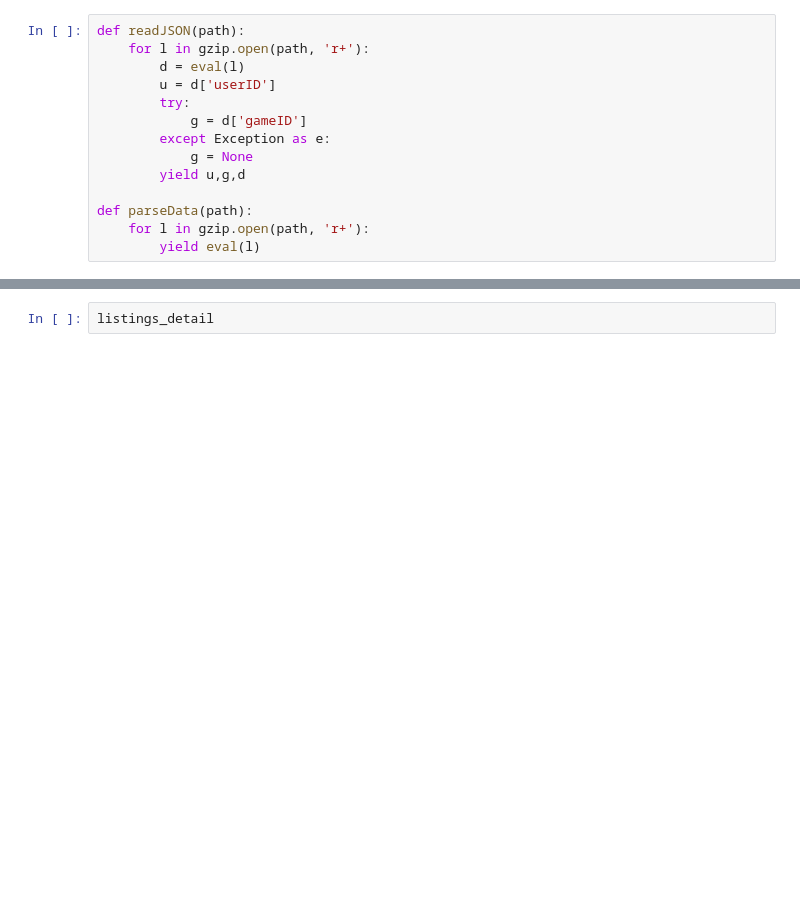
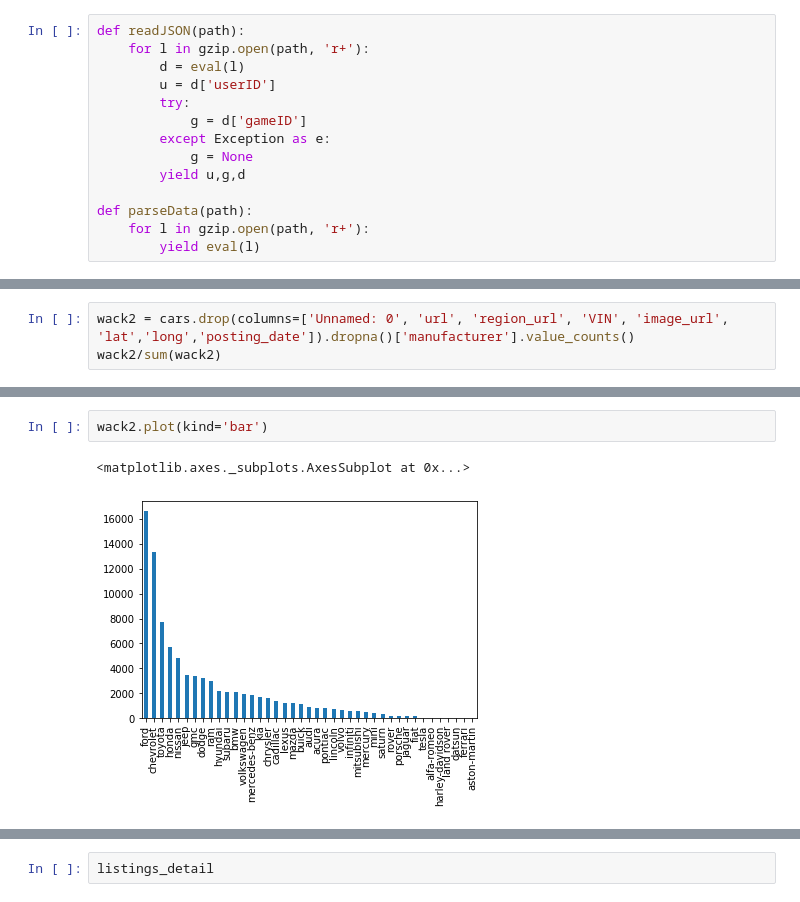
Before and after one commit to ajf01/cse158-assignment2, a Jupyter notebook: CSE158 Assignment 2.ipynb, the cells around one changed output, grey strips where cells are left out. Drawn from its saved outputs; the diff is of its cells as text; blank space fills up the shorter version.

```diff
--- a/CSE158 Assignment 2.ipynb
+++ b/CSE158 Assignment 2.ipynb
@@ -34,0 +106,3 @@ def parseData(path):
+# %%
+wack2 = cars.drop(columns=['Unnamed: 0', 'url', 'region_url', 'VIN', 'image_url', 'lat','long','posting_date']).dropna()['manufacturer'].value_counts()
+wack2/sum(wack2)
@@ -34,0 +132,5 @@ def parseData(path):
+# %%
+wack2.plot(kind='bar')
+# %% [output]
+<matplotlib.axes._subplots.AxesSubplot at 0x...>
+[figure, added]
```
Also changed, not shown: parts of 63 cells of this notebook.
